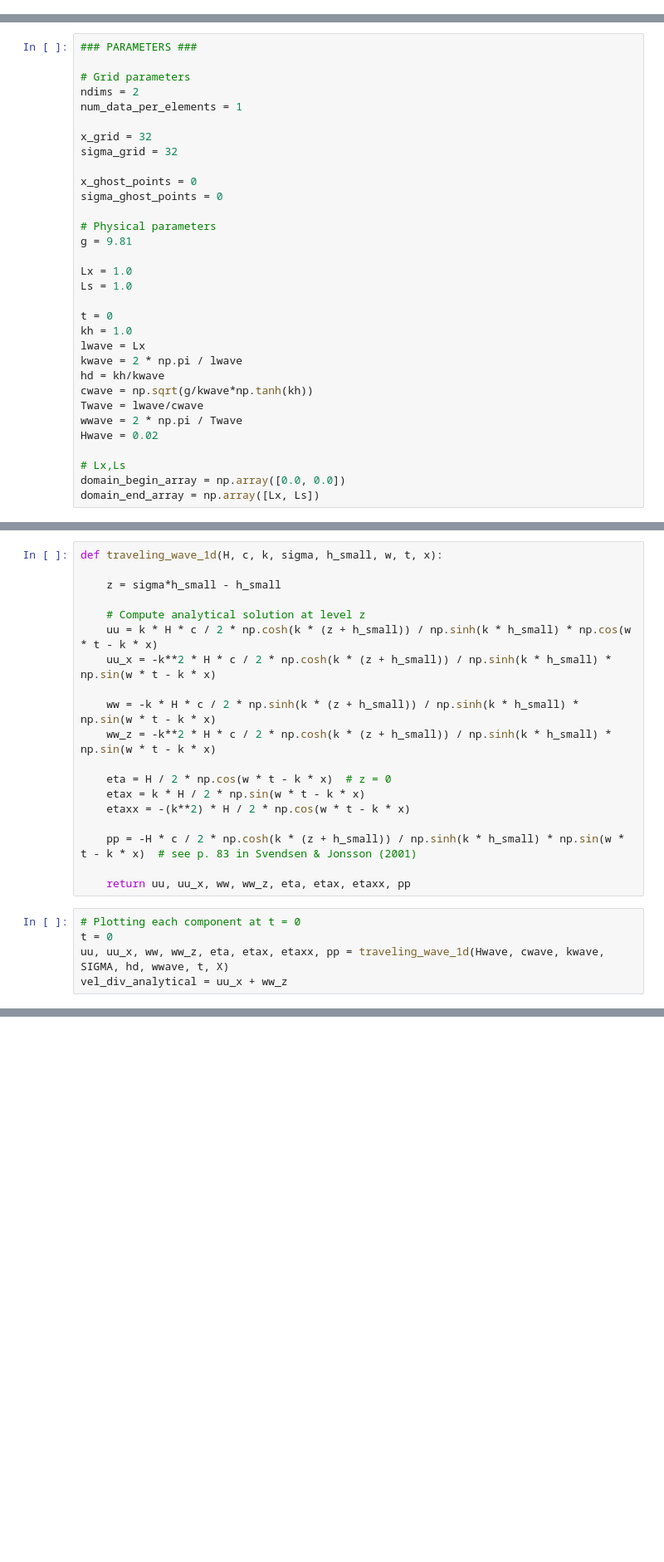
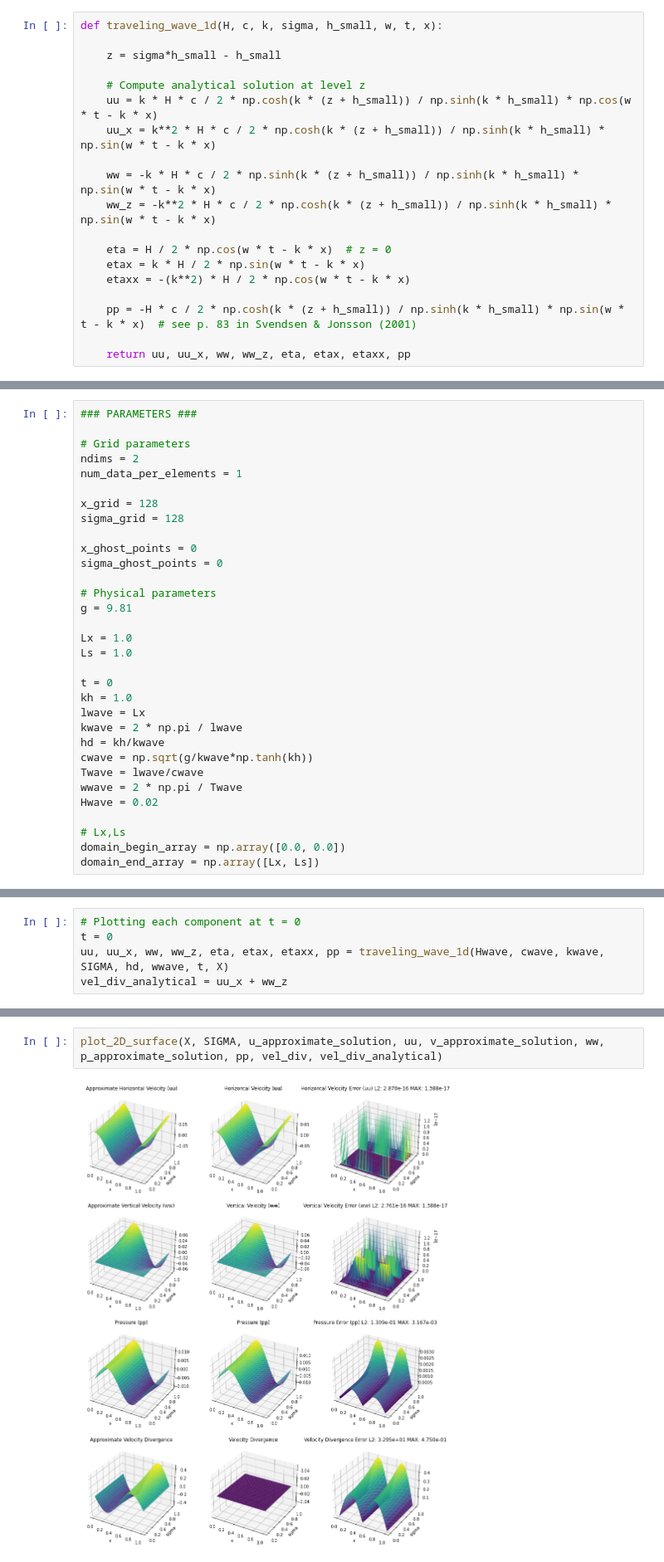
Before and after one commit to alex2001zow/Parallel_High-Order_FD_NS, a Jupyter notebook: python/TravelingWave_Poisson_2D.ipynb, the cells around one changed output, grey strips where cells are left out. Shown at 83% size. Drawn from its saved outputs; the diff is of its cells as text; blank space fills up the shorter version.

```diff
--- a/python/TravelingWave_Poisson_2D.ipynb
+++ b/python/TravelingWave_Poisson_2D.ipynb
@@ -45,0 +52,19 @@ vel_div = np.array(vel_div)
+# %%
+def traveling_wave_1d(H, c, k, sigma, h_small, w, t, x):
+
+    z = sigma*h_small - h_small
+
+    # Compute analytical solution at level z
+    uu = k * H * c / 2 * np.cosh(k * (z + h_small)) / np.sinh(k * h_small) * np.cos(w * t - k * x)
+    uu_x = k**2 * H * c / 2 * np.cosh(k * (z + h_small)) / np.sinh(k * h_small) * np.sin(w * t - k * x)
+
+    ww = -k * H * c / 2 * np.sinh(k * (z + h_small)) / np.sinh(k * h_small) * np.sin(w * t - k * x)
+    ww_z = -k**2 * H * c / 2 * np.cosh(k * (z + h_small)) / np.sinh(k * h_small) * np.sin(w * t - k * x)
+
+    eta = H / 2 * np.cos(w * t - k * x)  # z = 0
+    etax = k * H / 2 * np.sin(w * t - k * x)
+    etaxx = -(k**2) * H / 2 * np.cos(w * t - k * x)
+
+    pp = -H * c / 2 * np.cosh(k * (z + h_small)) / np.sinh(k * h_small) * np.sin(w * t - k * x)  # see p. 83 in Svendsen & Jonsson (2001)
+
+    return uu, uu_x, ww, ww_z, eta, etax, etaxx, pp
@@ -50,8 +233,8 @@ vel_div = np.array(vel_div)
 ndims = 2
 num_data_per_elements = 1
 
-x_grid = 32
-sigma_grid = 32
+x_grid = 128
+sigma_grid = 128
 
 x_ghost_points = 0
 sigma_ghost_points = 0
@@ -125,22 +313,3 @@ vel_div.shape:  (32, 32)
-# %%
-def traveling_wave_1d(H, c, k, sigma, h_small, w, t, x):
-
-    z = sigma*h_small - h_small
-
-    # Compute analytical solution at level z
-    uu = k * H * c / 2 * np.cosh(k * (z + h_small)) / np.sinh(k * h_small) * np.cos(w * t - k * x)
-    uu_x = -k**2 * H * c / 2 * np.cosh(k * (z + h_small)) / np.sinh(k * h_small) * np.sin(w * t - k * x)
-
-    ww = -k * H * c / 2 * np.sinh(k * (z + h_small)) / np.sinh(k * h_small) * np.sin(w * t - k * x)
-    ww_z = -k**2 * H * c / 2 * np.cosh(k * (z + h_small)) / np.sinh(k * h_small) * np.sin(w * t - k * x)
-
-    eta = H / 2 * np.cos(w * t - k * x)  # z = 0
-    etax = k * H / 2 * np.sin(w * t - k * x)
-    etaxx = -(k**2) * H / 2 * np.cos(w * t - k * x)
-
-    pp = -H * c / 2 * np.cosh(k * (z + h_small)) / np.sinh(k * h_small) * np.sin(w * t - k * x)  # see p. 83 in Svendsen & Jonsson (2001)
-
-    return uu, uu_x, ww, ww_z, eta, etax, etaxx, pp
 # %%
 # Plotting each component at t = 0
 t = 0
@@ -271,0 +335,4 @@ plt.show()
+# %%
+plot_2D_surface(X, SIGMA, u_approximate_solution, uu, v_approximate_solution, ww, p_approximate_solution, pp, vel_div, vel_div_analytical)
+# %% [output]
+[figure, added]
```
Also changed, not shown: parts of 12 cells of this notebook, 12 other files.
